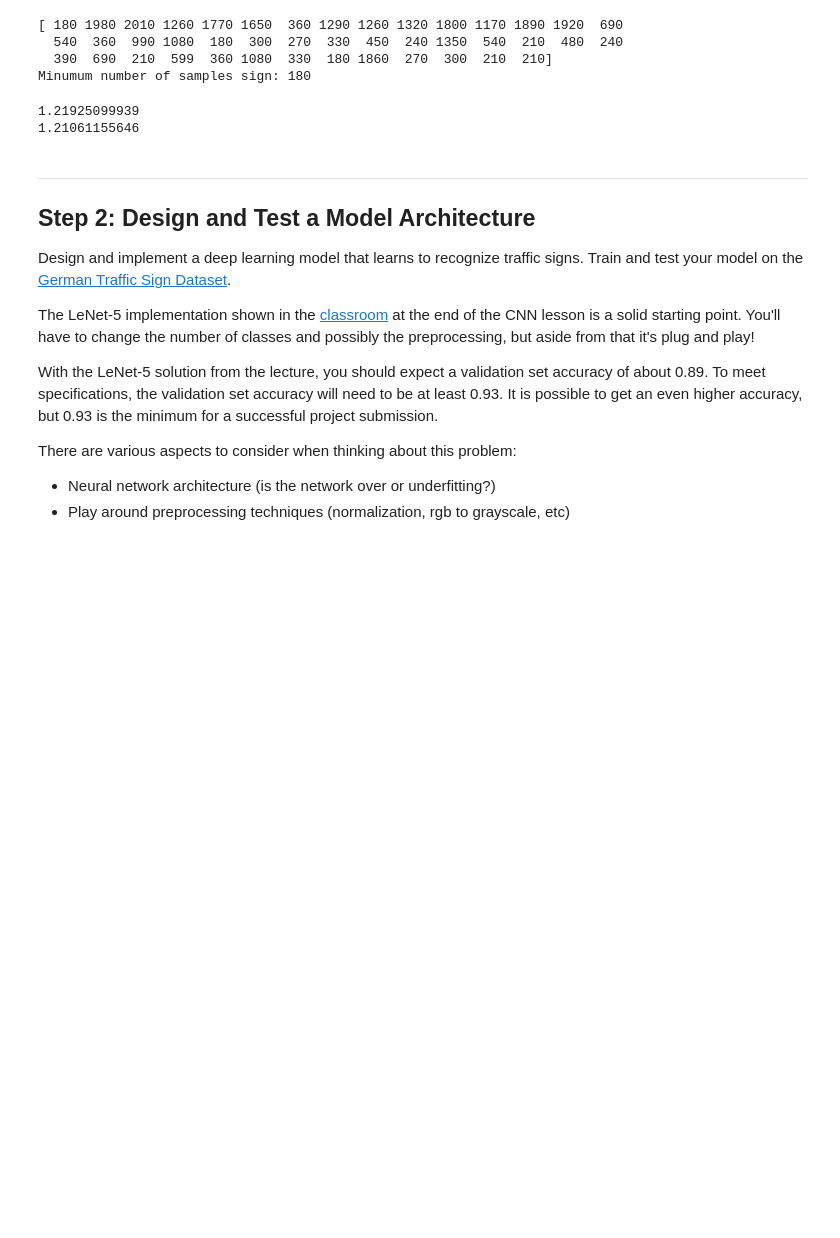
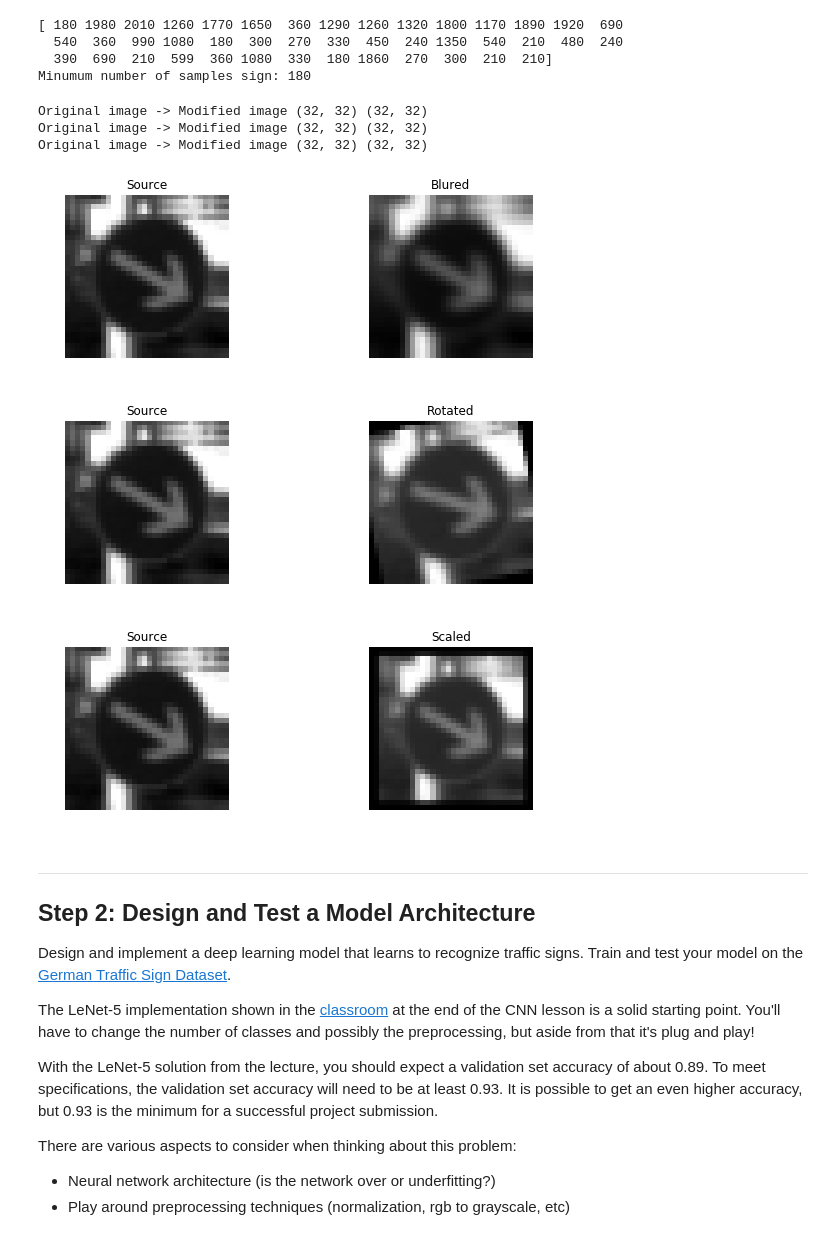
Before and after one commit to szemranamszyca/CarND-Traffic-Sign-Classifier-Project, a Jupyter notebook: Traffic_Sign_Classifier.ipynb, the cells around one changed output. Drawn from its saved outputs; the diff is of its cells as text; code cells hidden in the pictures; blank space fills up the shorter version.

```diff
--- a/Traffic_Sign_Classifier.ipynb
+++ b/Traffic_Sign_Classifier.ipynb
@@ -128,12 +126,3 @@ print("Minumum number of samples sign:", min(np.bincount(y_train)))
   540  360  990 1080  180  300  270  330  450  240 1350  540  210  480  240
   390  690  210  599  360 1080  330  180 1860  270  300  210  210]
 Minumum number of samples sign: 180
-# %%
-X_train_normalized = (X_train - 128)/128
-X_valid_normalized = (X_valid - 128)/128
-
-print(np.mean(X_train_normalized))
-print(np.mean(X_valid_normalized))
-# %% [output]
-1.21925099939
-1.21061155646
@@ -165,23 +157,36 @@ def scaling(image):
 # %%
 def view_greyscale(image):
     return image.reshape(len(image), 32)
 
 def compare_image_plot(src, dst, name):
     fig, axs = plt.subplots(1,2, figsize=(10, 3))
     axs[0].axis('off')
     axs[0].imshow(view_greyscale(src), cmap='gray')
     axs[0].set_title('Source')
 
     axs[1].axis('off')
     axs[1].imshow(view_greyscale(dst), cmap='gray')
     axs[1].set_title(name)
     print("Original image -> Modified image", src.shape, dst.shape)
 
-# src = X_train[3]
-# print(src.shape)
-# dst = scaling(rotate(blur(src)))
+index = np.random.randint(0,len(X_train))
+src = X_train[index]
+src_grey = rgb2gray(src).reshape(32,32)
 
-# compare_image_plot(src,dst,"Scaled")
+dst_blured = blur(src_grey)
+dst_rotated = rotate(src_grey)
+dst_scaled = scaling(src_grey)
+
+compare_image_plot(src_grey,dst_blured,"Blured")
+compare_image_plot(src_grey,dst_rotated,"Rotated")
+compare_image_plot(src_grey,dst_scaled,"Scaled")
+# %% [output]
+Original image -> Modified image (32, 32) (32, 32)
+Original image -> Modified image (32, 32) (32, 32)
+Original image -> Modified image (32, 32) (32, 32)
+[figure, added]
+[figure, added]
+[figure, added]
 # %% [markdown]
 ----
 
```
Also changed, not shown: parts of 22 cells of this notebook, 2 other files.
